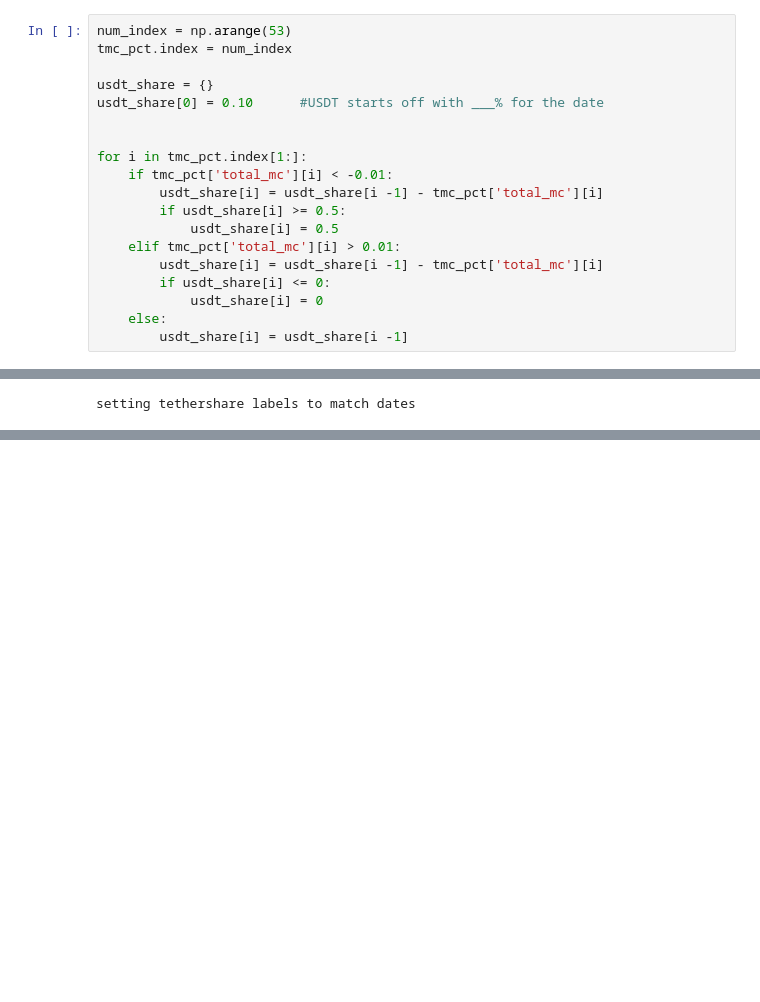
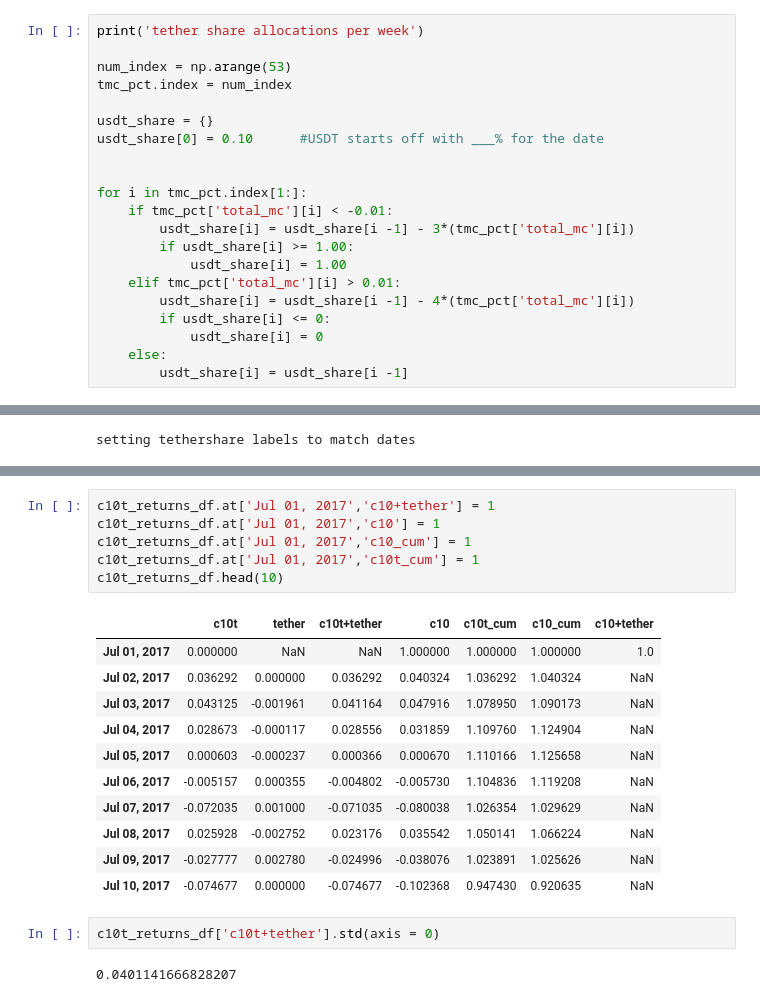
Before and after one commit to crypto20-dev/Invictus, a Jupyter notebook: C10 vs tether/final_tether_C10.ipynb, the cells around one changed output, grey strips where cells are left out. Cells and saved outputs as stored; diff of their text form; blank space fills up the shorter version.

```diff
--- a/C10 vs tether/final_tether_C10.ipynb
+++ b/C10 vs tether/final_tether_C10.ipynb
@@ -203,6 +203,8 @@ Total market cap movement for tethershare
 | Jul 22, 2017 | 0.140825 |
 | Jul 29, 2017 | -0.010164 |
 # %%
+print('tether share allocations per week')
+
 num_index = np.arange(53)
 tmc_pct.index = num_index
 
@@ -212,11 +214,11 @@ usdt_share[0] = 0.10      #USDT starts off with ___% for the date
 
 for i in tmc_pct.index[1:]:
     if tmc_pct['total_mc'][i] < -0.01:
-        usdt_share[i] = usdt_share[i -1] - tmc_pct['total_mc'][i]
-        if usdt_share[i] >= 0.5:
-            usdt_share[i] = 0.5
+        usdt_share[i] = usdt_share[i -1] - 3*(tmc_pct['total_mc'][i])
+        if usdt_share[i] >= 1.00:
+            usdt_share[i] = 1.00
     elif tmc_pct['total_mc'][i] > 0.01:
-        usdt_share[i] = usdt_share[i -1] - tmc_pct['total_mc'][i]
+        usdt_share[i] = usdt_share[i -1] - 4*(tmc_pct['total_mc'][i])
         if usdt_share[i] <= 0:
             usdt_share[i] = 0
     else:
@@ -394,0 +430,22 @@ C10t_daily_returns
+# %%
+c10t_returns_df.at['Jul 01, 2017','c10+tether'] = 1
+c10t_returns_df.at['Jul 01, 2017','c10'] = 1
+c10t_returns_df.at['Jul 01, 2017','c10_cum'] = 1
+c10t_returns_df.at['Jul 01, 2017','c10t_cum'] = 1
+c10t_returns_df.head(10)
+# %% [output]
+|  | c10t | tether | c10t+tether | c10 | c10t_cum | c10_cum | c10+tether |
+| Jul 01, 2017 | 0.000000 | NaN | NaN | 1.000000 | 1.000000 | 1.000000 | 1.0 |
+| Jul 02, 2017 | 0.036292 | 0.000000 | 0.036292 | 0.040324 | 1.036292 | 1.040324 | NaN |
+| Jul 03, 2017 | 0.043125 | -0.001961 | 0.041164 | 0.047916 | 1.078950 | 1.090173 | NaN |
+| Jul 04, 2017 | 0.028673 | -0.000117 | 0.028556 | 0.031859 | 1.109760 | 1.124904 | NaN |
+| Jul 05, 2017 | 0.000603 | -0.000237 | 0.000366 | 0.000670 | 1.110166 | 1.125658 | NaN |
+| Jul 06, 2017 | -0.005157 | 0.000355 | -0.004802 | -0.005730 | 1.104836 | 1.119208 | NaN |
+| Jul 07, 2017 | -0.072035 | 0.001000 | -0.071035 | -0.080038 | 1.026354 | 1.029629 | NaN |
+| Jul 08, 2017 | 0.025928 | -0.002752 | 0.023176 | 0.035542 | 1.050141 | 1.066224 | NaN |
+| Jul 09, 2017 | -0.027777 | 0.002780 | -0.024996 | -0.038076 | 1.023891 | 1.025626 | NaN |
+| Jul 10, 2017 | -0.074677 | 0.000000 | -0.074677 | -0.102368 | 0.947430 | 0.920635 | NaN |
+# %%
+c10t_returns_df['c10t+tether'].std(axis = 0)
+# %% [output]
+0.0401141666828207
```
Also changed, not shown: parts of 17 cells of this notebook.
